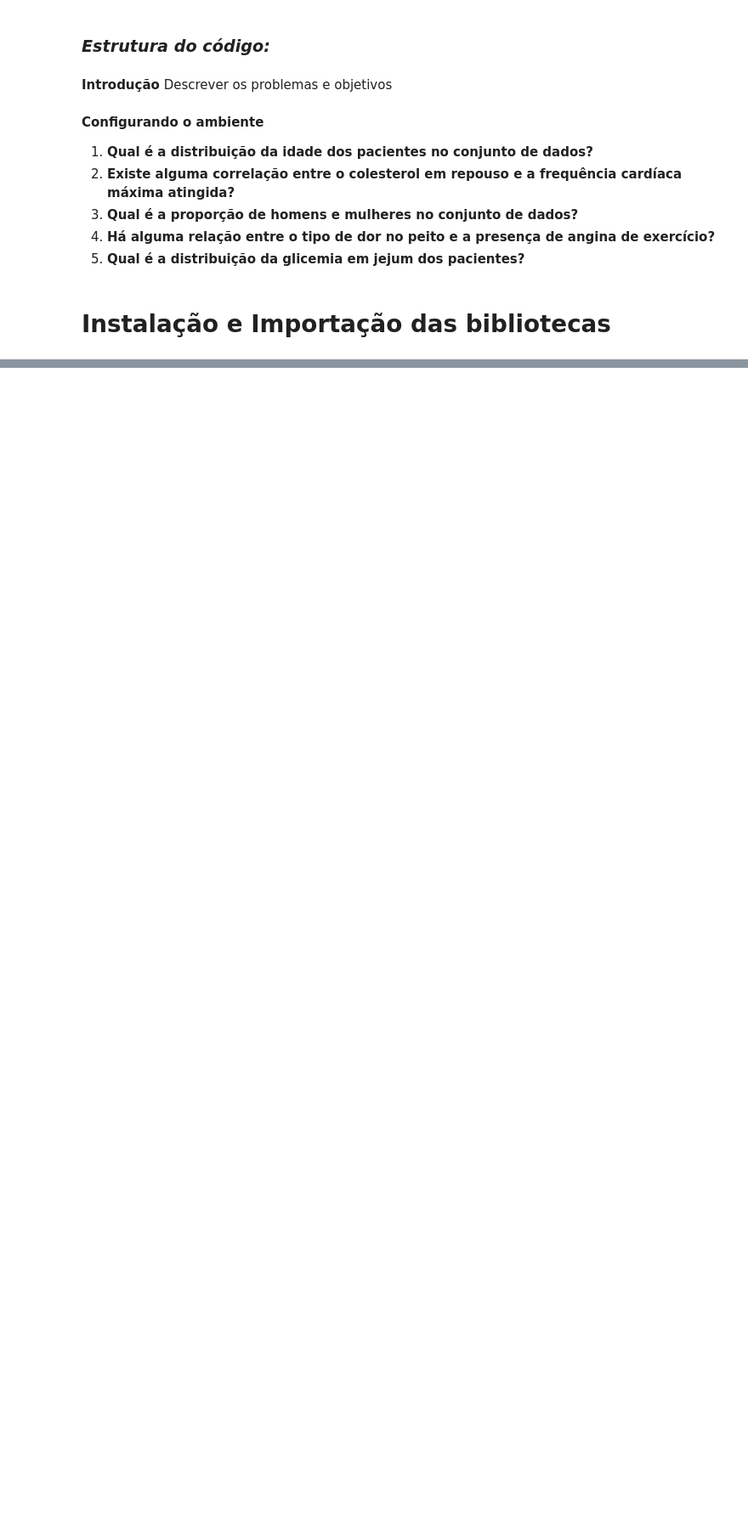
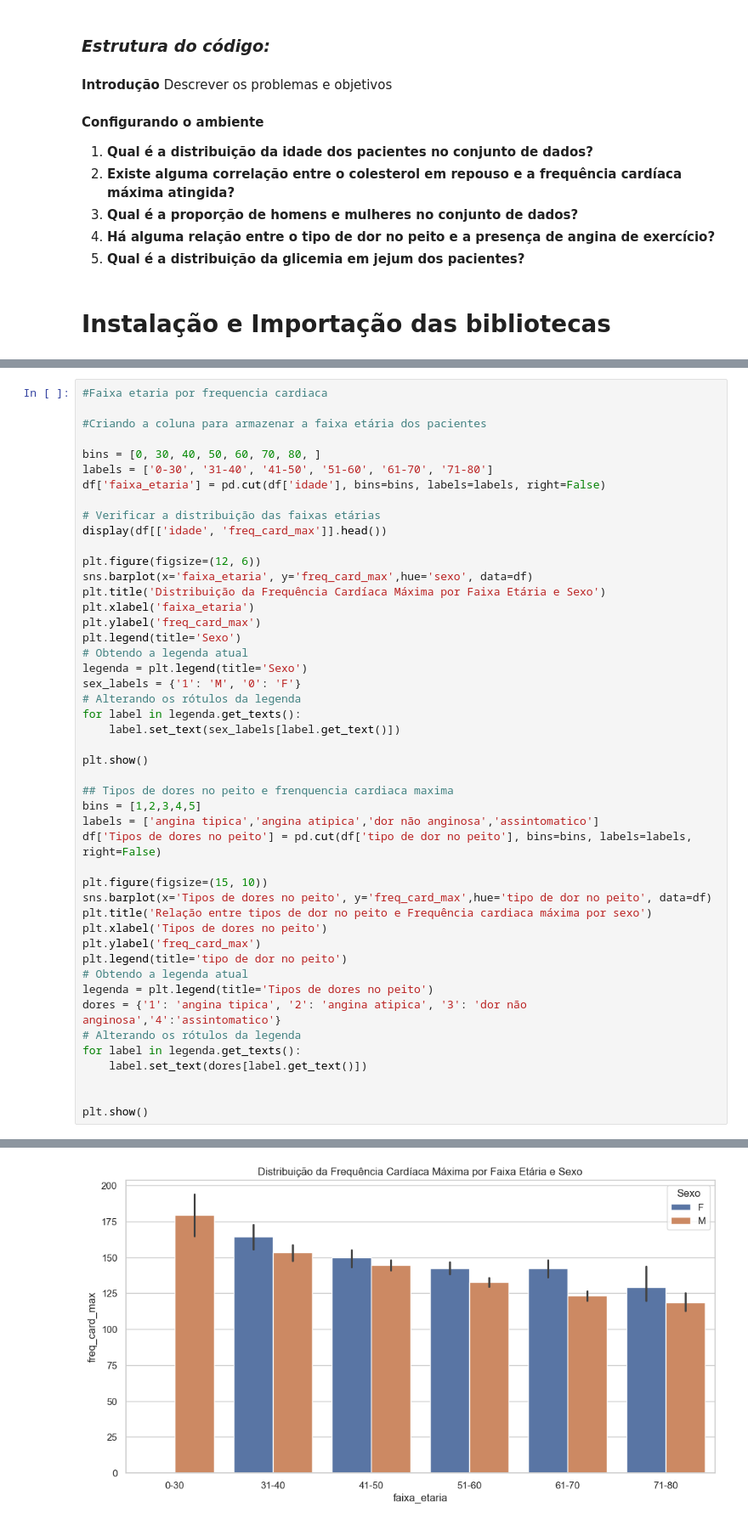
Before and after one commit to jop922/doencas_cardiacas, a Jupyter notebook: df.ipynb, the cells around one changed output, grey strips where cells are left out. Shown at 85% size. Saved outputs shown, nothing was run; the diff lists cells and outputs as text; blank space fills up the shorter version.

```diff
--- a/df.ipynb
+++ b/df.ipynb
@@ -69,0 +196,48 @@ sns.histplot(df['idade'], kde=True)
+# %%
+#Faixa etaria por frequencia cardiaca
+
+#Criando a coluna para armazenar a faixa etária dos pacientes
+
+bins = [0, 30, 40, 50, 60, 70, 80, ]
+labels = ['0-30', '31-40', '41-50', '51-60', '61-70', '71-80']
+df['faixa_etaria'] = pd.cut(df['idade'], bins=bins, labels=labels, right=False)
+
+# Verificar a distribuição das faixas etárias
+display(df[['idade', 'freq_card_max']].head())
+
+plt.figure(figsize=(12, 6))
+sns.barplot(x='faixa_etaria', y='freq_card_max',hue='sexo', data=df)
+plt.title('Distribuição da Frequência Cardíaca Máxima por Faixa Etária e Sexo')
+plt.xlabel('faixa_etaria')
+plt.ylabel('freq_card_max')
+plt.legend(title='Sexo')
+# Obtendo a legenda atual
+legenda = plt.legend(title='Sexo')
+sex_labels = {'1': 'M', '0': 'F'}
+# Alterando os rótulos da legenda
+for label in legenda.get_texts():
+    label.set_text(sex_labels[label.get_text()])
+
+plt.show()
+
+## Tipos de dores no peito e frenquencia cardiaca maxima
+bins = [1,2,3,4,5]
+labels = ['angina tipica','angina atipica','dor não anginosa','assintomatico']
+df['Tipos de dores no peito'] = pd.cut(df['tipo de dor no peito'], bins=bins, labels=labels, right=False)
+
+plt.figure(figsize=(15, 10))
+sns.barplot(x='Tipos de dores no peito', y='freq_card_max',hue='tipo de dor no peito', data=df)
+plt.title('Relação entre tipos de dor no peito e Frequência cardiaca máxima por sexo')
+plt.xlabel('Tipos de dores no peito')
+plt.ylabel('freq_card_max')
+plt.legend(title='tipo de dor no peito')
+# Obtendo a legenda atual
+legenda = plt.legend(title='Tipos de dores no peito')
+dores = {'1': 'angina tipica', '2': 'angina atipica', '3': 'dor não anginosa','4':'assintomatico'}
+# Alterando os rótulos da legenda
+for label in legenda.get_texts():
+    label.set_text(dores[label.get_text()])
+
+
+plt.show()
+# %% [output]
@@ -69,0 +255 @@ sns.histplot(df['idade'], kde=True)
+[figure, added]
```
Also changed, not shown: parts of 22 cells of this notebook, 3 other files.
